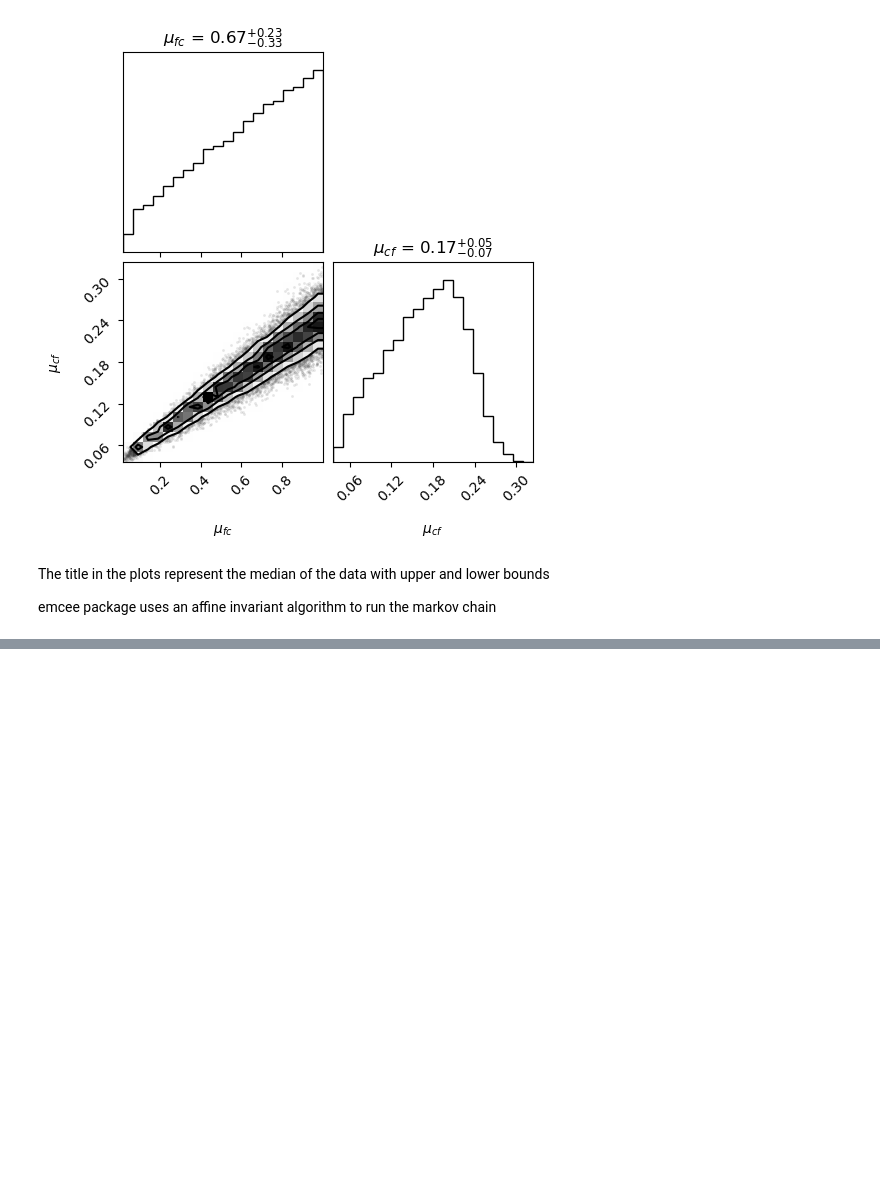
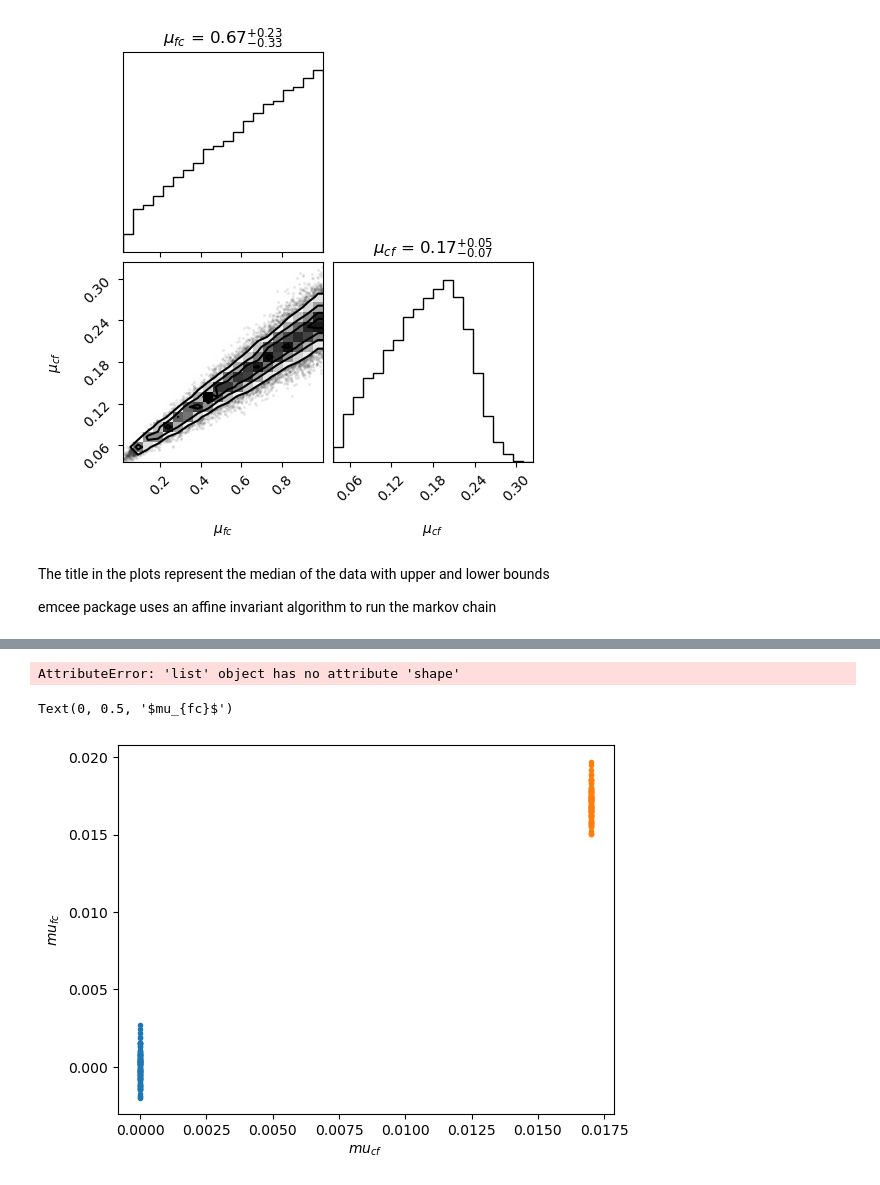
Before and after one commit to mpedraza98/trna, a Jupyter notebook: MCMC_parameters_parallel.ipynb, the cells around one changed output, grey strips where cells are left out. Drawn from its saved outputs; the diff is of its cells as text; code cells hidden in the pictures; blank space fills up the shorter version.

```diff
--- a/MCMC_parameters_parallel.ipynb
+++ b/MCMC_parameters_parallel.ipynb
@@ -266,0 +337,15 @@ emcee package uses an affine invariant algorithm to run the markov chain
+# %%
+np.random.seed(42)
+test_p0 = np.array([0.001, 0])
+num_days = 101
+# When using delserCGA the replication rate of the founder is found using the growth curve fits
+# Additionally, the replication rate of the mutant is assumed to be the rate of M2lop obtained with the gc fit
+# The number of days in the experiment is 100, for testing let's assume 10
+# M2lop replication rate : 0.05447838370459147
+# delserCGA replication rate : 0.04060341705556068
+
+test_params = {'r_f' : 0.04060, 'r_c' : 0.05448, 'mu_fc' : 4.25e-9, 'mu_cf' : 0.017, 'K' : 100}
+model_experiment = EvolutionExperiment('delserCGA', num_days , test_params)
+model_experiment.p0 = test_p0
+
+#model_experiment.run_experiment()
@@ -266,0 +359,4 @@ emcee package uses an affine invariant algorithm to run the markov chain
+# %%
+start = np.array([test_params['mu_fc'], test_params['mu_cf']])
+ndim, nwalkers, nsteps = start.shape[0], 100, 500
+pos = [start + np.array([1e-9*np.random.randn(1), 1e-3*np.random.randn(1)]) for i in range(nwalkers)]
@@ -266,0 +384,12 @@ emcee package uses an affine invariant algorithm to run the markov chain
+# %%
+pos
+# %% [output]
+AttributeError: 'list' object has no attribute 'shape'
+# %%
+plt.plot(np.array(pos)[:,0], np.array(pos)[:,1], '.')
+#plt.plot(test_params['mu_fc'], test_params['mu_cf'], 'x')
+plt.xlabel(r"$mu_{cf}$")
+plt.ylabel(r"$mu_{fc}$")
+# %% [output]
+Text(0, 0.5, '$mu_{fc}$')
+[figure, added]
```
Also changed, not shown: parts of 16 cells of this notebook, 3 other files.
